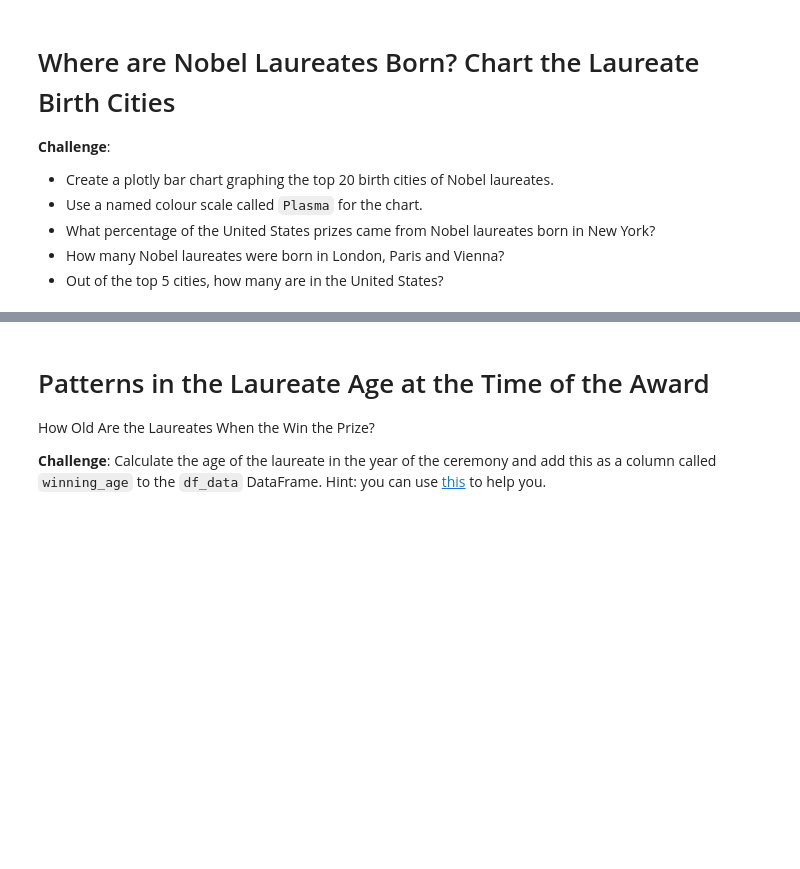
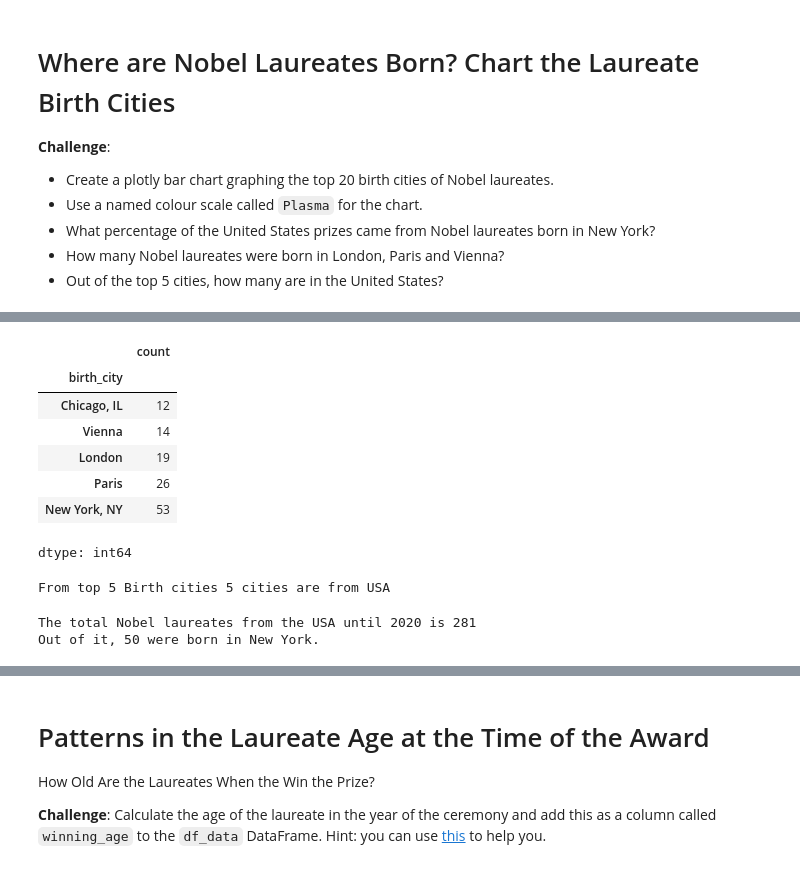
Before and after one commit to LegradiK/nobel_prize_laureates_plotly_matplotlib_seaborn, a Jupyter notebook: Nobel_Prize_Analysis.ipynb, the cells around one changed output, grey strips where cells are left out. Cells and saved outputs as stored; diff of their text form; code cells hidden in the pictures; blank space fills up the shorter version.

```diff
--- a/Nobel_Prize_Analysis.ipynb
+++ b/Nobel_Prize_Analysis.ipynb
@@ -869,0 +925,3 @@ Where do major discoveries take place?
+# %%
+top20_birth_cities = df_data['birth_city'].value_counts()[:20]
+top20_birth_cities.sort_values(ascending=True, inplace=True)
@@ -870,3 +945,33 @@ Where do major discoveries take place?
+# %%
+top5_birth_cities = top20_birth_cities.tail(5)
+top5_birth_cities
+# %% [output]
+|  | count |
+| birth_city |  |
+| Chicago, IL | 12 |
+| Vienna | 14 |
+| London | 19 |
+| Paris | 26 |
+| New York, NY | 53 |
+dtype: int64
+# %%
+top5_cities_df = top5_birth_cities.reset_index()
+top5_cities_df.columns = ['birth_city', 'count']
+
+cities_with_country = pd.merge(top5_cities_df, df_data[['birth_city', 'birth_country']], on='birth_city', how='left')
+cities_with_country = cities_with_country.drop_duplicates(subset=['birth_city'])
+cities_with_country['is_usa'] = cities_with_country['birth_country'] == 'United States of America'
+print(f"From top 5 Birth cities {cities_with_country['is_usa'].count()} cities are from USA")
+# %% [output]
+From top 5 Birth cities 5 cities are from USA
+# %%
+us_laureates = df_data[df_data['birth_country'] == 'United States of America']
+us_laureates_by_cities = us_laureates['birth_city'].value_counts()
+us_laureates_ny = us_laureates[us_laureates['birth_city'] == 'New York, NY'].value_counts()
+print(f'The total Nobel laureates from the USA until 2020 is {us_laureates_by_cities.sum()}\nOut of it, {us_laureates_ny.sum()} were born in New York.')
+# %% [output]
+The total Nobel laureates from the USA until 2020 is 281
+Out of it, 50 were born in New York.
 # %% [markdown]
 # Plotly Sunburst Chart: Combine Country, City, and Organisation
 
```
Also changed, not shown: parts of 16 cells of this notebook.
